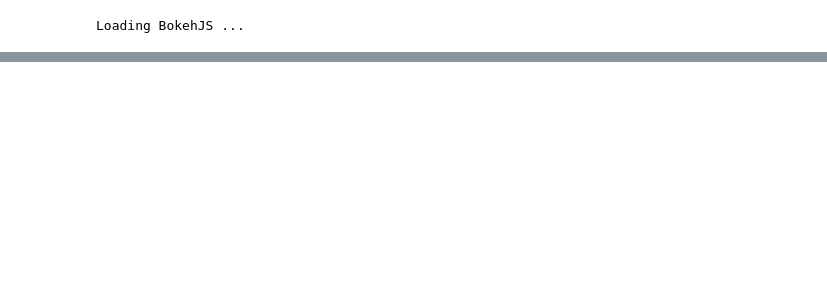
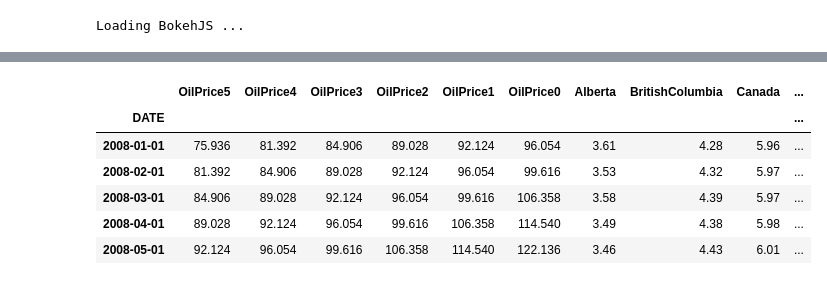
Before and after one commit to moormaan/TorontoMachineLearningBookClub, a Jupyter notebook: Matija/nb003_CanadaMap.ipynb, the cells around one changed output, grey strips where cells are left out. Cells and saved outputs as stored; diff of their text form; code cells hidden in the pictures; blank space fills up the shorter version.

```diff
--- a/Matija/nb003_CanadaMap.ipynb
+++ b/Matija/nb003_CanadaMap.ipynb
@@ -15,0 +40,30 @@ with open('ca-all.geo.json', 'r') as c:
+# %%
+# Load, clean and plot the unemployment data for Canada
+
+# Data taken from http://economicdashboard.albertacanada.com/Unemployment
+
+canada_unemp_edb = pd.read_csv('Canada_unemp_rate.csv', index_col=0, parse_dates=True)
+canada_unemp_edb = canada_unemp_edb[canada_unemp_edb.index > cutoff]
+
+canada_unemp_edb['AgeGroup'] = canada_unemp_edb['AgeGroup'].astype('category')
+canada_unemp_edb['Sex'] = canada_unemp_edb['Sex'].astype('category')
+
+over15 = canada_unemp_edb['AgeGroup'].cat.categories[1]
+
+canada_unemp_males_over15 = \
+    canada_unemp_edb[(canada_unemp_edb['Sex'] == 'Males') & (canada_unemp_edb['AgeGroup'] == over15)]
+
+canada_unemp_females_over15 = \
+    canada_unemp_edb[(canada_unemp_edb['Sex'] == 'Females') & (canada_unemp_edb['AgeGroup'] == over15)]
+
+del canada_unemp_males_over15['AgeGroup']
+del canada_unemp_males_over15['Sex']
+del canada_unemp_females_over15['AgeGroup']
+del canada_unemp_females_over15['Sex']
+
+male_factor = 0.5
+
+canada_unemp_over15 = (canada_unemp_males_over15 * male_factor +
+                       canada_unemp_females_over15 * (1 - male_factor))
+
+canada_unemp_over15 = pd.rolling_mean(canada_unemp_over15, 5, center=True)
@@ -16 +75,20 @@ with open('ca-all.geo.json', 'r') as c:
+# %%
+# Add oil price shifts to the unemployment dataframe
+
+oilp_vs_unemp = canada_unemp_over15.copy()
+
+for i in range(6):
+    oilp_vs_unemp = pd.concat([oil_price.shift(i), oilp_vs_unemp], axis=1)
+    oilp_vs_unemp.rename(columns = {'VALUE': 'OilPrice{}'.format(i)}, inplace=True)
+
+oilp_vs_unemp.dropna(inplace=True)
+oilp_vs_unemp.head()
+# %% [output]
+|  | OilPrice5 | OilPrice4 | OilPrice3 | OilPrice2 | OilPrice1 | OilPrice0 | Alberta | BritishColumbia | Canada | ... |
+| DATE |  |  |  |  |  |  |  |  |  | ... |
+| 2008-01-01 | 75.936 | 81.392 | 84.906 | 89.028 | 92.124 | 96.054 | 3.61 | 4.28 | 5.96 | ... |
+| 2008-02-01 | 81.392 | 84.906 | 89.028 | 92.124 | 96.054 | 99.616 | 3.53 | 4.32 | 5.97 | ... |
+| 2008-03-01 | 84.906 | 89.028 | 92.124 | 96.054 | 99.616 | 106.358 | 3.58 | 4.39 | 5.97 | ... |
+| 2008-04-01 | 89.028 | 92.124 | 96.054 | 99.616 | 106.358 | 114.540 | 3.49 | 4.38 | 5.98 | ... |
+| 2008-05-01 | 92.124 | 96.054 | 99.616 | 106.358 | 114.540 | 122.136 | 3.46 | 4.43 | 6.01 | ... |
 # %%
```
Also changed, not shown: parts of 7 cells of this notebook.
